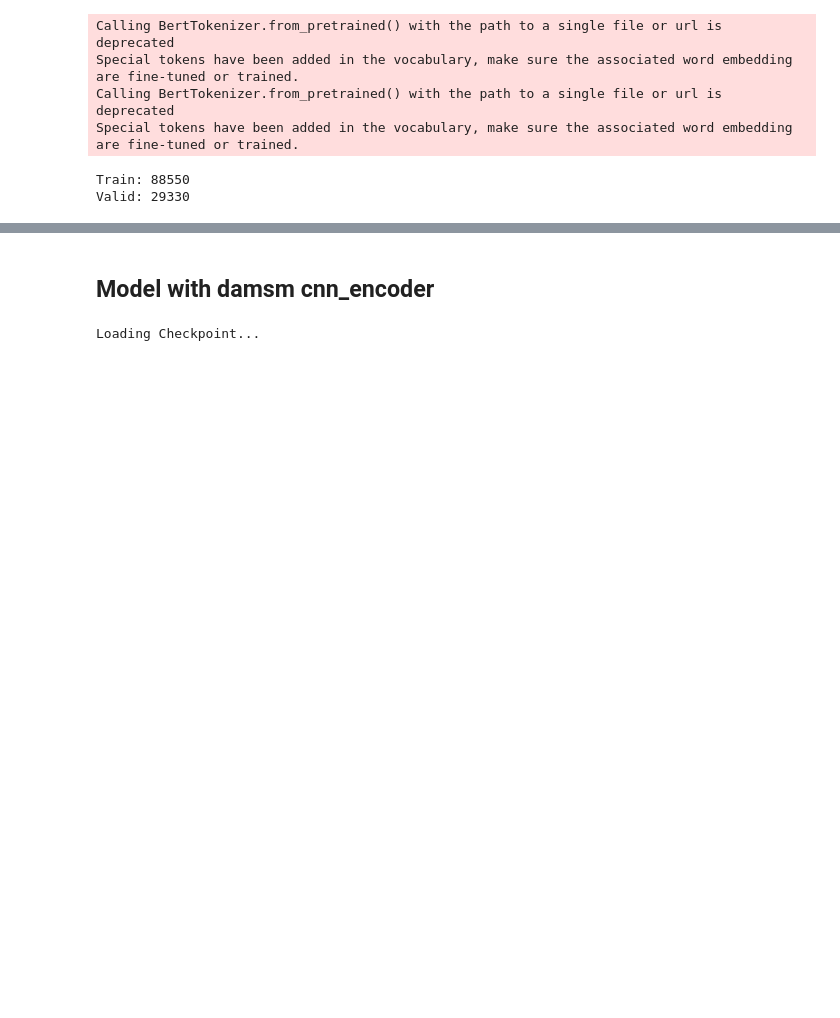
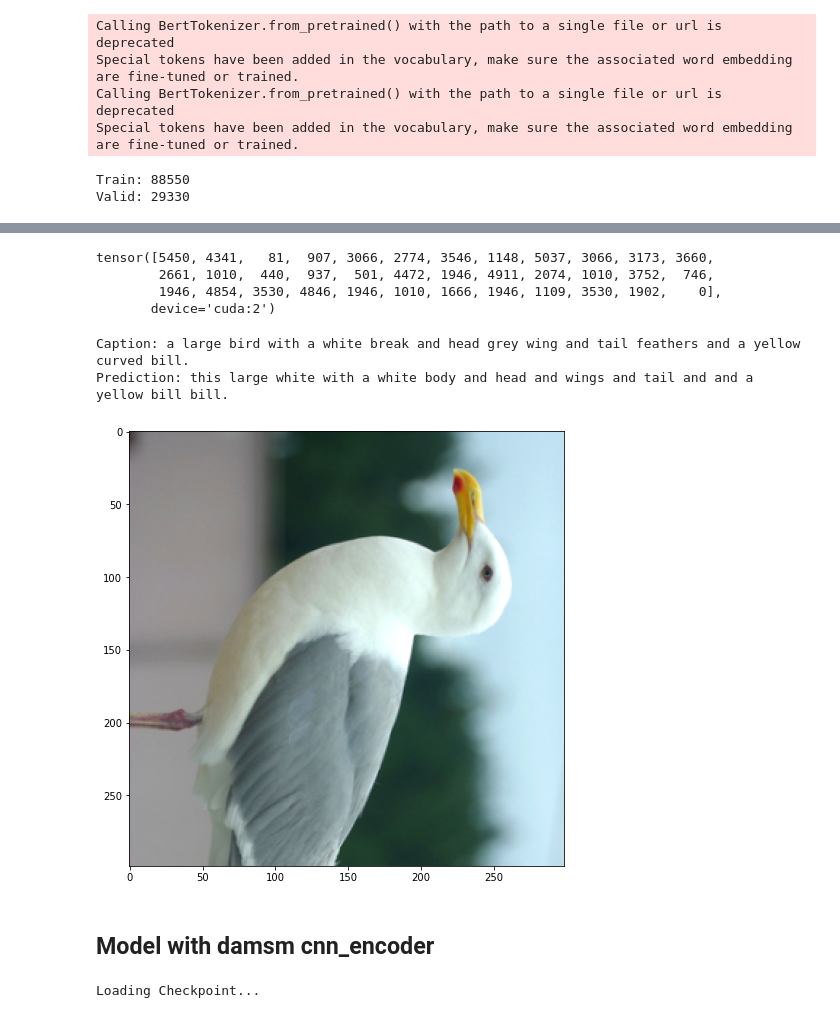
Before and after one commit to mshaikh2/MMRL, a Jupyter notebook: code/catr_batch_predict_cub.ipynb, the cells around one changed output, grey strips where cells are left out. Saved outputs shown, nothing was run; the diff lists cells and outputs as text; code cells hidden in the pictures; blank space fills up the shorter version.

```diff
--- a/code/catr_batch_predict_cub.ipynb
+++ b/code/catr_batch_predict_cub.ipynb
@@ -369,0 +373,30 @@ Prediction: this bird has a black crown a black bill and a black back.
+# %%
+@torch.no_grad()
+def evaluate(image_encoder, model, data_loader, tokenizer):
+    model.eval()
+    outputs = []
+    sentences = []
+    sent_masks = []
+    image_bk = []
+#     total = len(data_loader)
+
+    for images, masks, caps, cap_masks in data_loader:
+        images = images.to(device)
+        masks = masks.to(device)
+        features = image_encoder(images)
+#         samples = mtils.NestedTensor(images, masks).to(device)
+        caps = caps.to(device)
+        cap_masks = cap_masks.to(device)
+        output = model(features, masks, caps[:, :-1], cap_masks[:, :-1])
+        caption = torch.argmax(output, axis=-1).cpu().detach()
+        results = tokenizer.batch_decode(caption.tolist(), skip_special_tokens=True)
+        outputs.append(results)
+        image_bk.append(images.cpu())
+        sentences.append(caps)
+        sent_masks.append(cap_masks)
+        break   # only used for debug, inspect 1st iter
+
+    return outputs, image_bk, sentences, sent_masks
+# %%
+# captions from evaluate() on train/val_set
+results, images, sentences, sent_mask = evaluate(image_encoder, model, data_loader_train, tokenizer)
@@ -369,0 +426,24 @@ Prediction: this bird has a black crown a black bill and a black back.
+# %%
+sentences[0][0, ~sent_mask[0][0]] # check the tokens in dataloader
+# %% [output]
+tensor([5450, 4341,   81,  907, 3066, 2774, 3546, 1148, 5037, 3066, 3173, 3660,
+        2661, 1010,  440,  937,  501, 4472, 1946, 4911, 2074, 1010, 3752,  746,
+        1946, 4854, 3530, 4846, 1946, 1010, 1666, 1946, 1109, 3530, 1902,    0],
+       device='cuda:2')
+# %%
+captions = tokenizer.batch_decode(sentences[0].tolist(), skip_special_tokens=True)
+# %%
+### item check ###
+i = 1
+print('Caption: %s.' % captions[i])
+print('Prediction: %s.' % results[0][i])
+
+img = images[0][i]
+fig = plt.figure(figsize=(8, 8))
+fig.add_subplot(1,1,1)
+plt.imshow((img.numpy().transpose((1,2,0)) - img.min().numpy()) / (img.max() - img.min()).numpy())
+plt.show()
+# %% [output]
+Caption: a large bird with a white break and head grey wing and tail feathers and a yellow curved bill.
+Prediction: this large white with a white body and head and wings and tail and and a yellow bill bill.
+[figure, added]
```
Also changed, not shown: parts of 7 cells of this notebook, 1 other file.
